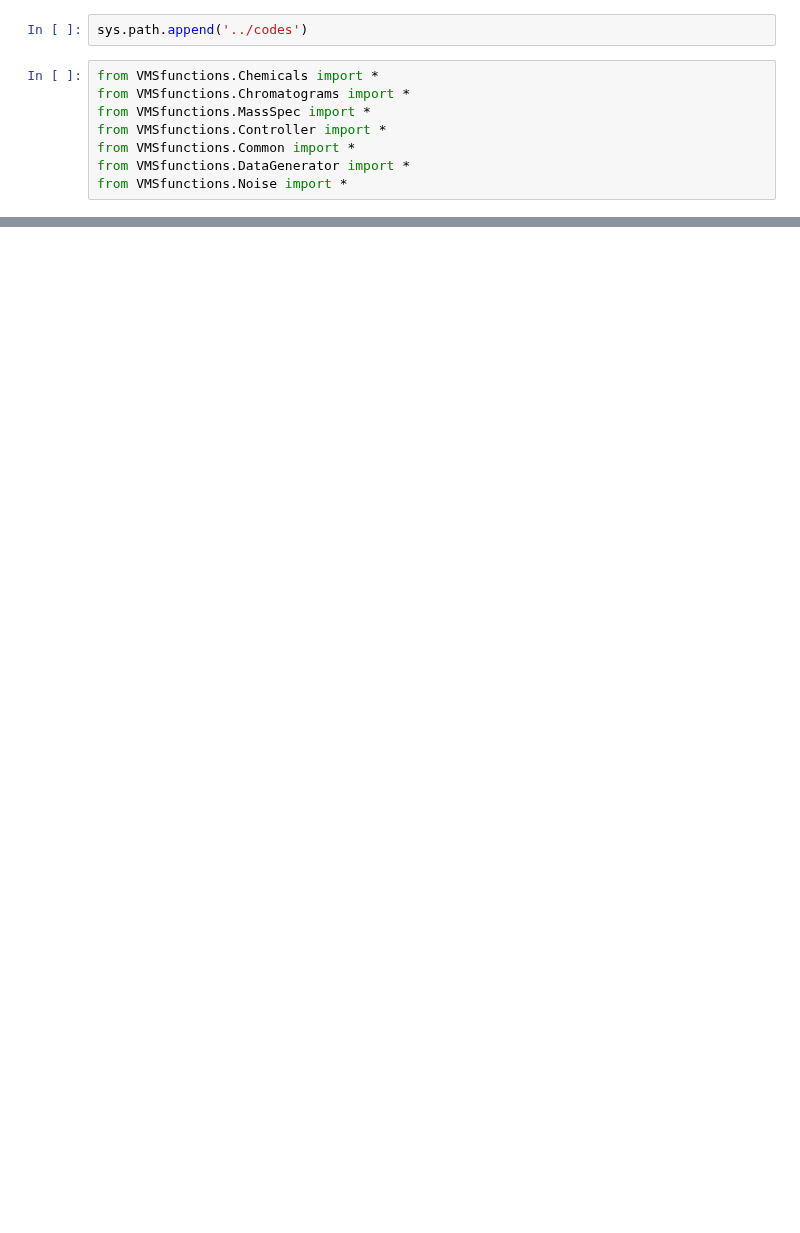
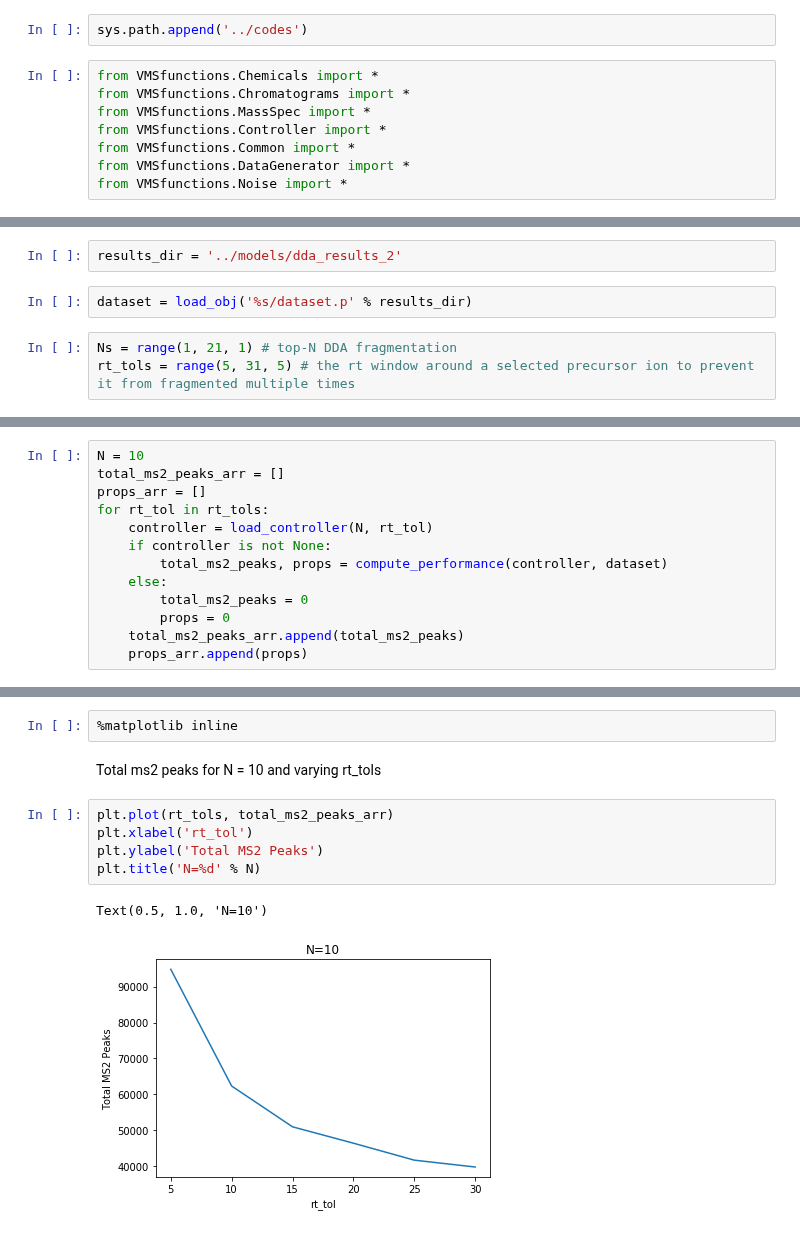
Before and after one commit to sdrogers/clms, a Jupyter notebook: Simulator/notebooks/top-N-experiments-analysis.ipynb, the cells around one changed output, grey strips where cells are left out. Drawn from its saved outputs; the diff is of its cells as text; blank space fills up the shorter version.

```diff
--- a/Simulator/notebooks/top-N-experiments-analysis.ipynb
+++ b/Simulator/notebooks/top-N-experiments-analysis.ipynb
@@ -61,0 +80,7 @@ most_intense = sorted_dataset[0:100]
+# %%
+results_dir = '../models/dda_results_2'
+# %%
+dataset = load_obj('%s/dataset.p' % results_dir)
+# %%
+Ns = range(1, 21, 1) # top-N DDA fragmentation
+rt_tols = range(5, 31, 5) # the rt window around a selected precursor ion to prevent it from fragmented multiple times
@@ -61,0 +89,13 @@ most_intense = sorted_dataset[0:100]
+# %%
+N = 10
+total_ms2_peaks_arr = []
+props_arr = []
+for rt_tol in rt_tols:
+    controller = load_controller(N, rt_tol)
+    if controller is not None:
+        total_ms2_peaks, props = compute_performance(controller, dataset)
+    else:
+        total_ms2_peaks = 0
+        props = 0
+    total_ms2_peaks_arr.append(total_ms2_peaks)
+    props_arr.append(props)
@@ -61,0 +115,12 @@ most_intense = sorted_dataset[0:100]
+# %%
+%matplotlib inline
+# %% [markdown]
+Total ms2 peaks for N = 10 and varying rt_tols
+# %%
+plt.plot(rt_tols, total_ms2_peaks_arr)
+plt.xlabel('rt_tol')
+plt.ylabel('Total MS2 Peaks')
+plt.title('N=%d' % N)
+# %% [output]
+Text(0.5, 1.0, 'N=10')
+[figure, added]
```
Also changed, not shown: parts of 39 cells of this notebook, 1 other file.
